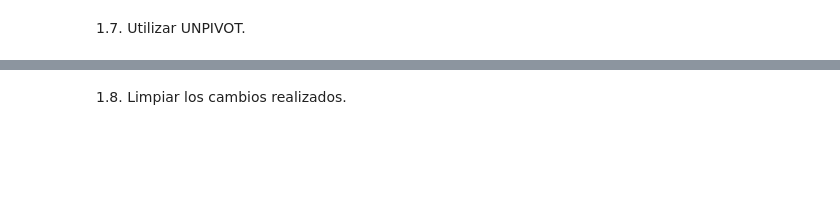
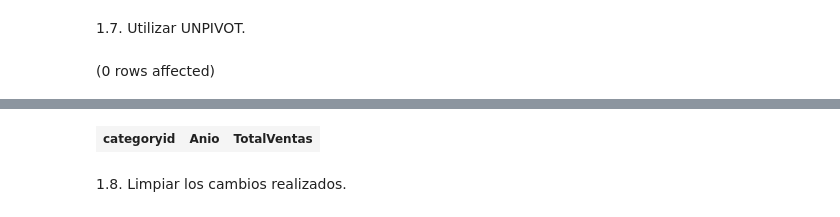
Before and after one commit to nkmelndz/Unidad-III_Lab03, a Jupyter notebook: Lab03SQL.ipynb, the cells around one changed output, grey strips where cells are left out. Drawn from its saved outputs; the diff is of its cells as text; code cells hidden in the pictures; blank space fills up the shorter version.

```diff
--- a/Lab03SQL.ipynb
+++ b/Lab03SQL.ipynb
@@ -20,2 +126,27 @@ GO
 # %% [markdown]
 1.7. Utilizar UNPIVOT.
+# %%
+-- Simulación de tabla pivotada (puedes usar una tabla o una CTE)
+WITH PivotTable AS (
+    SELECT categoryid, [2013], [2014], [2015], [2016]
+    FROM (
+        SELECT categoryid, YEAR(orderdate) AS Anio, SUM(od.unitprice * od.qty) AS TotalVentas
+        FROM Sales.OrderDetails AS od
+        JOIN Sales.Orders AS o ON od.orderid = o.orderid
+        JOIN Production.Products AS p ON od.productid = p.productid
+        GROUP BY categoryid, YEAR(orderdate)
+    ) AS Fuente
+    PIVOT (
+        SUM(TotalVentas)
+        FOR Anio IN ([2013], [2014], [2015], [2016])
+    ) AS TablaPivoteada
+)
+
+-- Aplicar UNPIVOT
+SELECT categoryid, Anio, TotalVentas
+FROM PivotTable
+UNPIVOT (
+    TotalVentas FOR Anio IN ([2013], [2014], [2015], [2016])
+) AS Unpivoted;
+# %% [output]
+(0 rows affected)
@@ -22,2 +154,3 @@ GO
+| categoryid | Anio | TotalVentas |
 # %% [markdown]
 1.8. Limpiar los cambios realizados.
```
Also changed, not shown: parts of 8 cells of this notebook.
